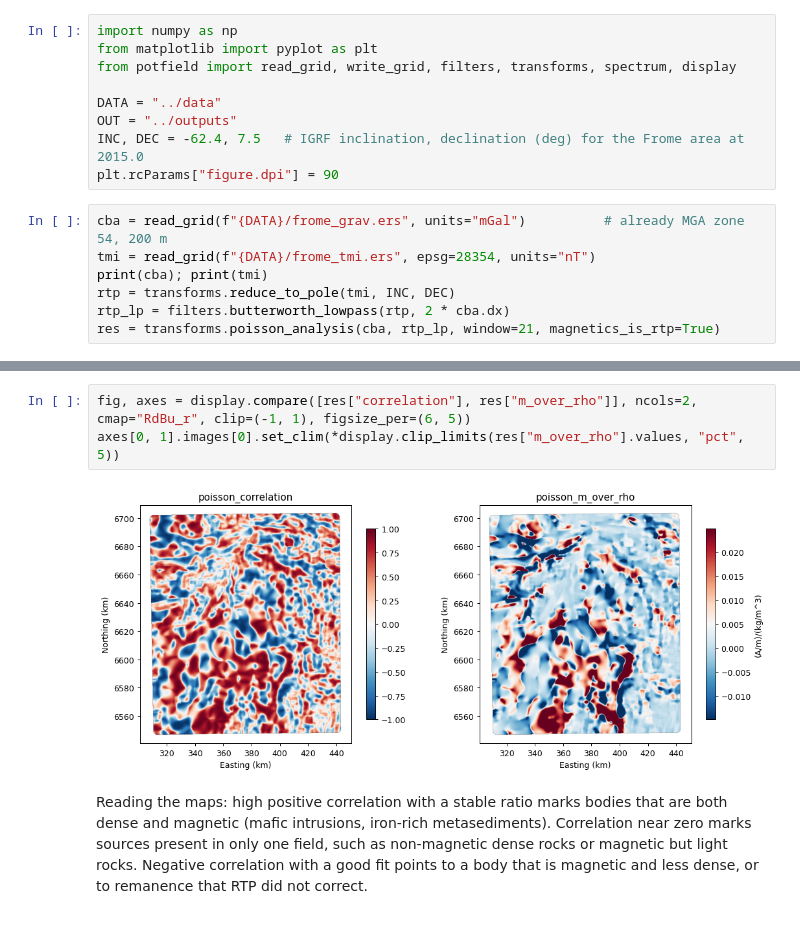
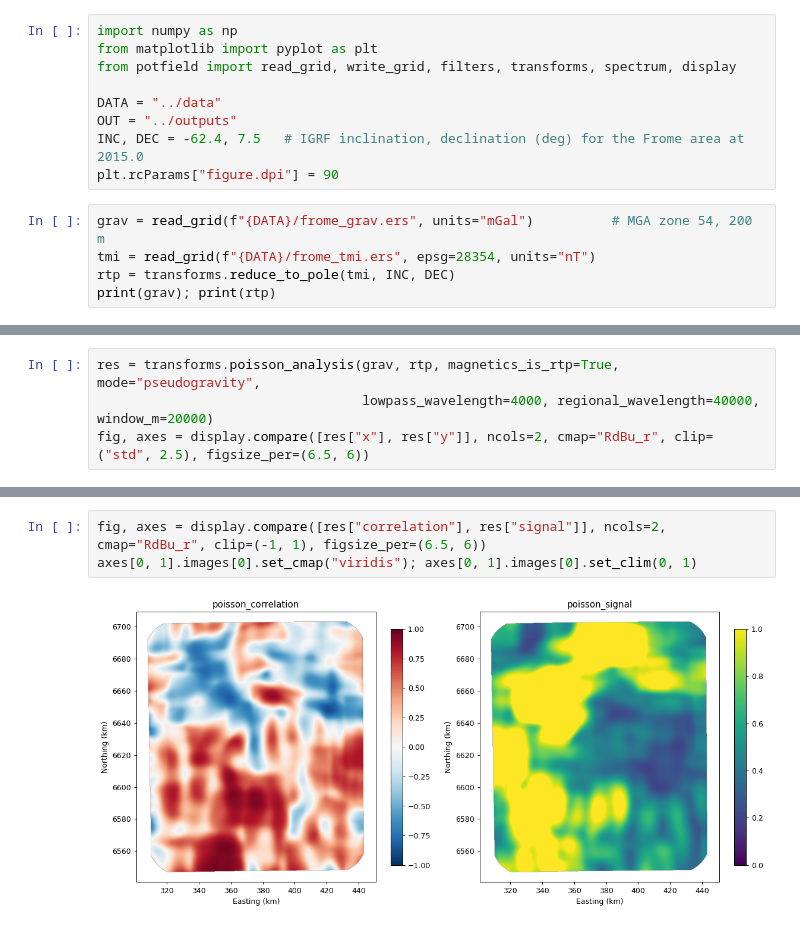
Before and after one commit to bvkay/potential-fields, a Jupyter notebook: notebooks/06_gravity_magnetics_poisson.ipynb, the cells around one changed output, grey strips where cells are left out. Drawn from its saved outputs; the diff is of its cells as text.

Commit message:
Poisson analysis: pseudogravity form, band pass, signal mask

```diff
--- a/notebooks/06_gravity_magnetics_poisson.ipynb
+++ b/notebooks/06_gravity_magnetics_poisson.ipynb
@@ -37,11 +51,9 @@ OUT = "../outputs"
 INC, DEC = -62.4, 7.5   # IGRF inclination, declination (deg) for the Frome area at 2015.0
 plt.rcParams["figure.dpi"] = 90
 # %%
-cba = read_grid(f"{DATA}/frome_grav.ers", units="mGal")          # already MGA zone 54, 200 m
+grav = read_grid(f"{DATA}/frome_grav.ers", units="mGal")          # MGA zone 54, 200 m
 tmi = read_grid(f"{DATA}/frome_tmi.ers", epsg=28354, units="nT")
-print(cba); print(tmi)
 rtp = transforms.reduce_to_pole(tmi, INC, DEC)
-rtp_lp = filters.butterworth_lowpass(rtp, 2 * cba.dx)
-res = transforms.poisson_analysis(cba, rtp_lp, window=21, magnetics_is_rtp=True)
+print(grav); print(rtp)
 # %% [output]
 Grid('frome_grav', 843x749, cell 200x200 m (~200x200 m), EPSG:28354, bounds W300909.0020 S6540668.9852 E450709.0020 N6709268.9852, units 'mGal')
@@ -54,0 +79,4 @@ fig, axes = display.compare([cba, gz, rtp_on_grav], ncols=3, cmap="RdBu_r", clip
+# %%
+res = transforms.poisson_analysis(grav, rtp, magnetics_is_rtp=True, mode="pseudogravity",
+                                  lowpass_wavelength=4000, regional_wavelength=40000, window_m=20000)
+fig, axes = display.compare([res["x"], res["y"]], ncols=2, cmap="RdBu_r", clip=("std", 2.5), figsize_per=(6.5, 6))
@@ -55,12 +85,5 @@ fig, axes = display.compare([cba, gz, rtp_on_grav], ncols=3, cmap="RdBu_r", clip
 # %%
-fig, axes = display.compare([res["correlation"], res["m_over_rho"]], ncols=2, cmap="RdBu_r", clip=(-1, 1), figsize_per=(6, 5))
-axes[0, 1].images[0].set_clim(*display.clip_limits(res["m_over_rho"].values, "pct", 5))
+fig, axes = display.compare([res["correlation"], res["signal"]], ncols=2, cmap="RdBu_r", clip=(-1, 1), figsize_per=(6.5, 6))
+axes[0, 1].images[0].set_cmap("viridis"); axes[0, 1].images[0].set_clim(0, 1)
 # %% [output]
-[figure, old version]
+[figure, new version]
-# %% [markdown]
-Reading the maps: high positive correlation with a stable ratio marks bodies
-that are both dense and magnetic (mafic intrusions, iron-rich
-metasediments). Correlation near zero marks sources present in only one
-field, such as non-magnetic dense rocks or magnetic but light rocks.
-Negative correlation with a good fit points to a body that is magnetic
-and less dense, or to remanence that RTP did not correct.
```
Also changed, not shown: parts of 15 cells of this notebook, 9 other files.
